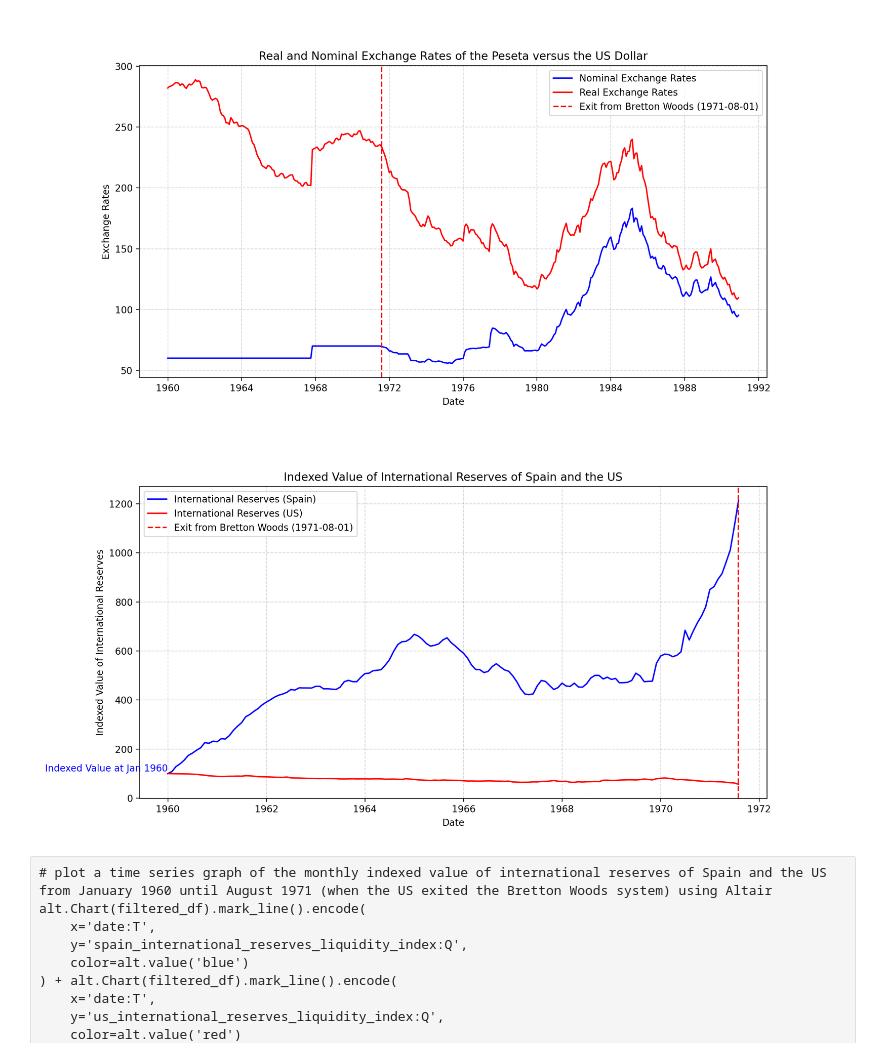
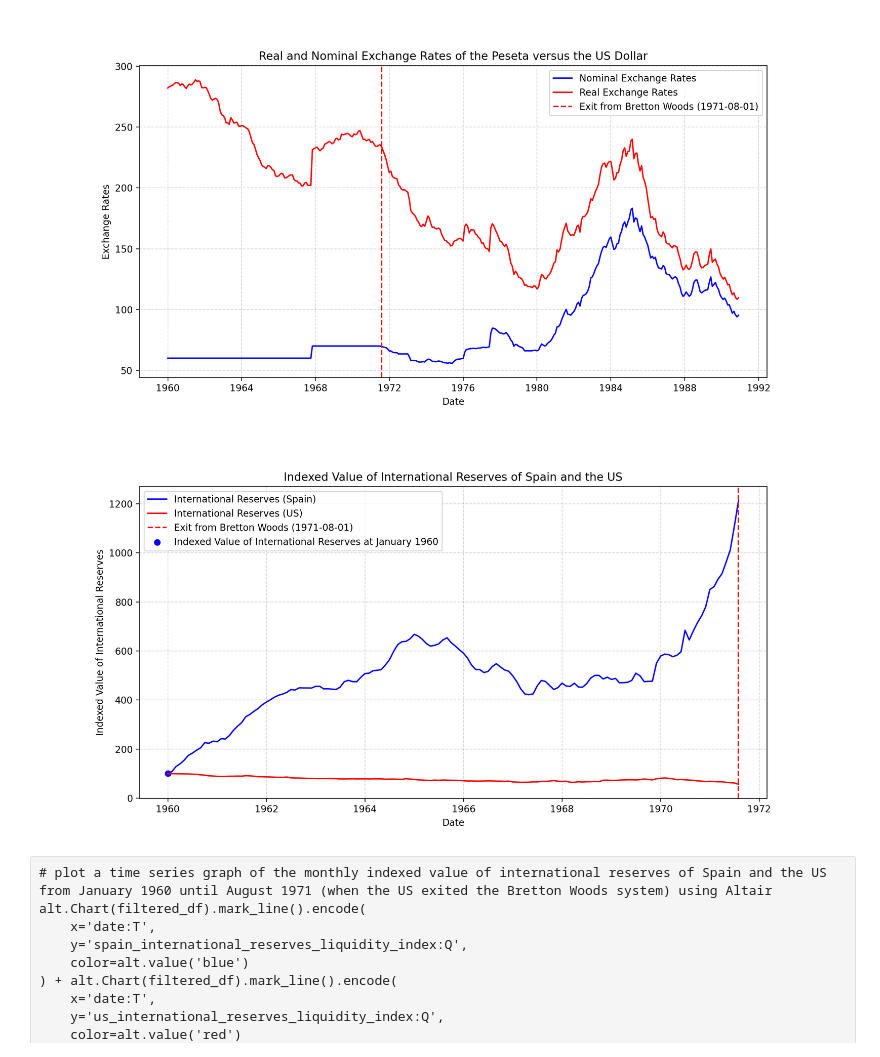
Before and after one commit to yuyaobai/ec1b1-coursework-group15, a Jupyter notebook: ec1b1coursework.ipynb, the cells around one changed output. Saved outputs shown, nothing was run; the diff lists cells and outputs as text; code cells hidden in the pictures.

Commit message:
edit plot legend and deleted unnecessary notebook

```diff
--- a/ec1b1coursework.ipynb
+++ b/ec1b1coursework.ipynb
@@ -325,22 +325,26 @@ plt.show()
 # %%
 filtered_df = merged_df[(merged_df['date'] >= '1960-01-01') & (merged_df['date'] <= '1971-08-01')]
 
 # Plot a time series graph of the monthly indexed value of international reserves of Spain and the US from January 1960 until August 1971 (when the US exited the Bretton Woods system)
 
 plt.plot(filtered_df['date'], filtered_df['spain_international_reserves_liquidity_index'], label='International Reserves (Spain)', color='blue')
 plt.plot(filtered_df['date'], filtered_df['us_international_reserves_liquidity_index'], label='International Reserves (US)', color='red')
+# add a vertical line at August 1971
 plt.axvline(pd.to_datetime('1971-08-01'), color='red', linestyle='--', label='Exit from Bretton Woods (1971-08-01)')
-# label the point at jan 1960 to show the indexed value of international reserves at that point (100)
-plt.text(pd.to_datetime('1960-01-01'), filtered_df['spain_international_reserves_liquidity_index'].iloc[0], 'Indexed Value at Jan 1960', verticalalignment='bottom', horizontalalignment='right', color='blue')
+# add a point at January 1960
+plt.scatter(pd.to_datetime('1960-01-01'), filtered_df['spain_international_reserves_liquidity_index'].iloc[0], color='blue')
+# add a point in the legend for January 1960
+plt.scatter([], [], color='blue', label='Indexed Value of International Reserves at January 1960')
+
 plt.legend()
 plt.title('Indexed Value of International Reserves of Spain and the US')
 plt.xlabel('Date')
 plt.ylabel('Indexed Value of International Reserves')
 plt.gcf().set_size_inches(12, 6)
 plt.grid(True, linestyle='--', alpha=0.5)
 plt.show()
 # %% [output]
-[figure, old version]
+[figure, new version]
 # %% [raw]
 # plot a time series graph of the monthly indexed value of international reserves of Spain and the US from January 1960 until August 1971 (when the US exited the Bretton Woods system) using Altair
 alt.Chart(filtered_df).mark_line().encode(
```
